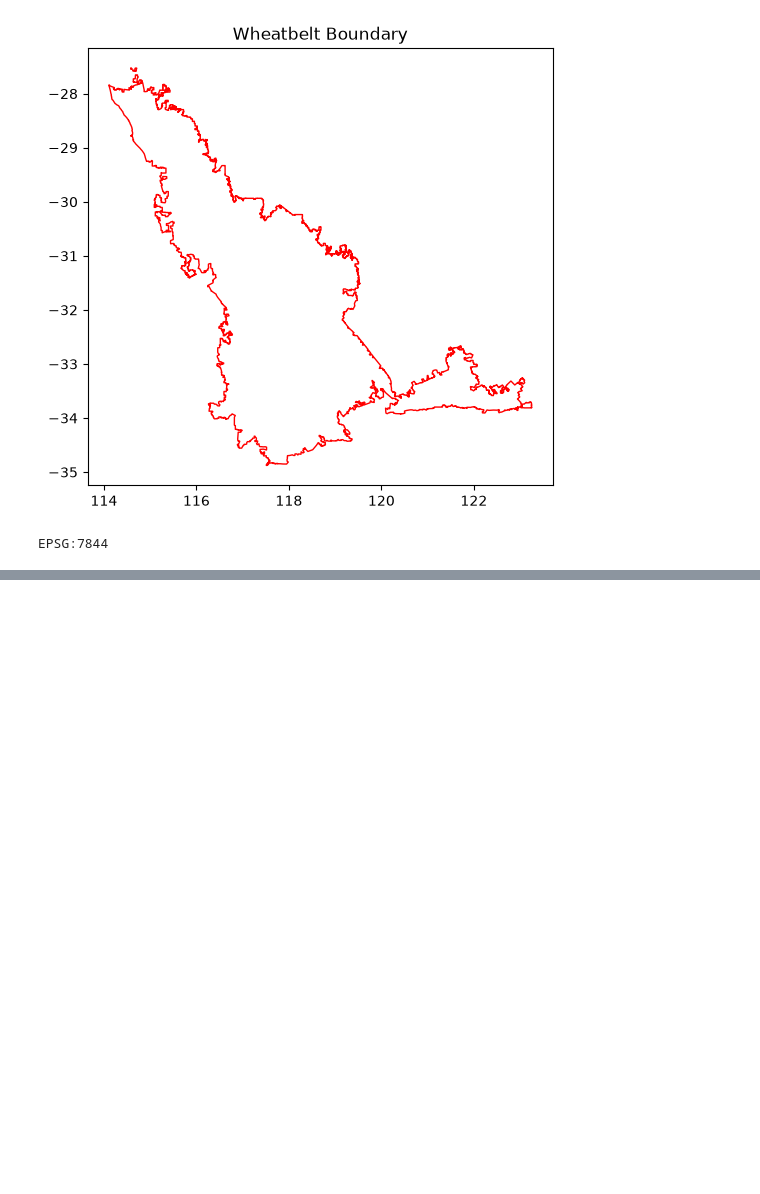
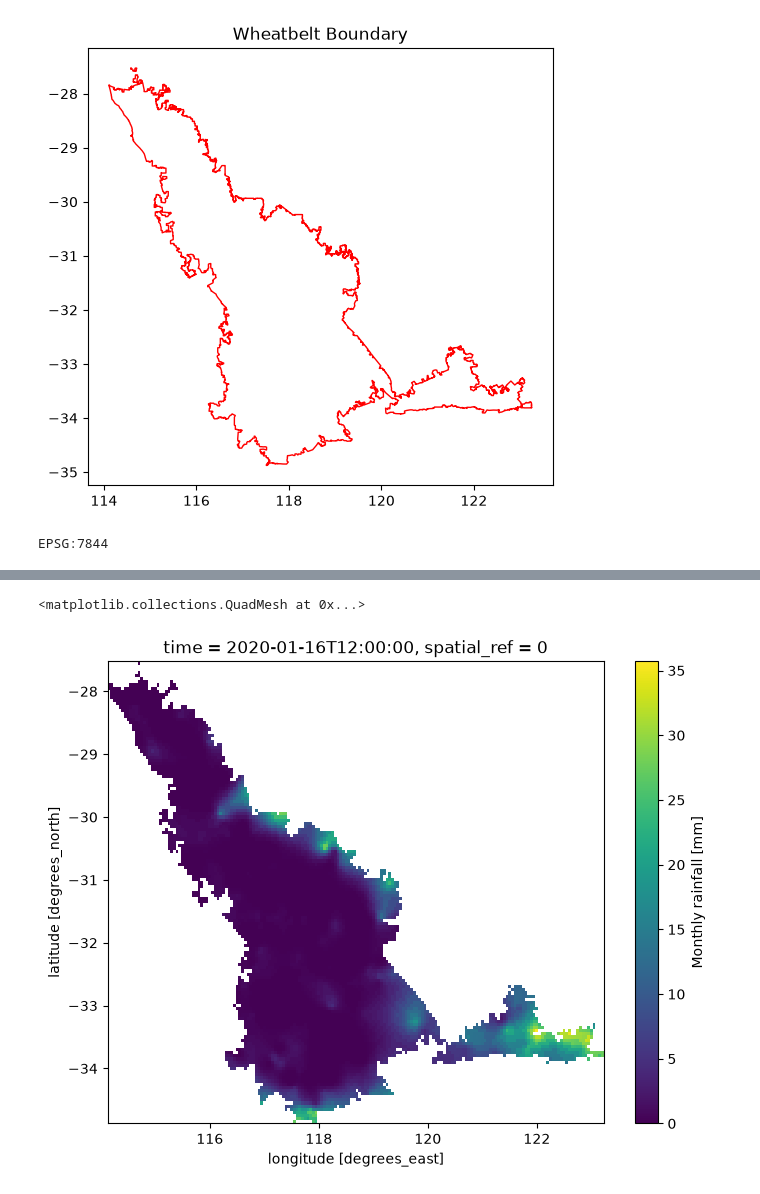
Before and after one commit to JWAN0646/Jingxuan-Wang, a Jupyter notebook: WA-Soil-Salinity-Prediction/notebooks/Soil_Salinity.ipynb, the cells around one changed output, grey strips where cells are left out. Drawn from its saved outputs; the diff is of its cells as text; code cells hidden in the pictures; blank space fills up the shorter version.

```diff
--- a/WA-Soil-Salinity-Prediction/notebooks/Soil_Salinity.ipynb
+++ b/WA-Soil-Salinity-Prediction/notebooks/Soil_Salinity.ipynb
@@ -721,0 +761,5 @@ import rioxarray
+# %%
+# 提取降雨变量
+rain_da = rain["monthly_rain"]
+
+rain_da
@@ -721,0 +779,8 @@ import rioxarray
+# %%
+# 指定空间维度
+rain_da = rain_da.rio.set_spatial_dims(
+    x_dim="lon",
+    y_dim="lat"
+)
+
+rain_da.rio.crs
@@ -721,0 +789,5 @@ import rioxarray
+# %%
+# 重投影到 Wheatbelt 的 CRS
+rain_proj = rain_da.rio.reproject(wheatbelt.crs)
+
+print(rain_proj)
@@ -721,0 +812,11 @@ import rioxarray
+# %%
+# 裁剪 Wheatbelt
+from rioxarray.exceptions import NoDataInBounds
+
+rain_clip = rain_proj.rio.clip(
+    wheatbelt.geometry,
+    wheatbelt.crs,
+    drop=True
+)
+
+print(rain_clip)
@@ -721,0 +841,6 @@ import rioxarray
+# %%
+# 1 月份 Wheatbelt 降雨图
+rain_clip.isel(time=0).plot(figsize=(8,6))
+# %% [output]
+<matplotlib.collections.QuadMesh at 0x...>
+[figure, added]
```
Also changed, not shown: parts of 41 cells of this notebook.
